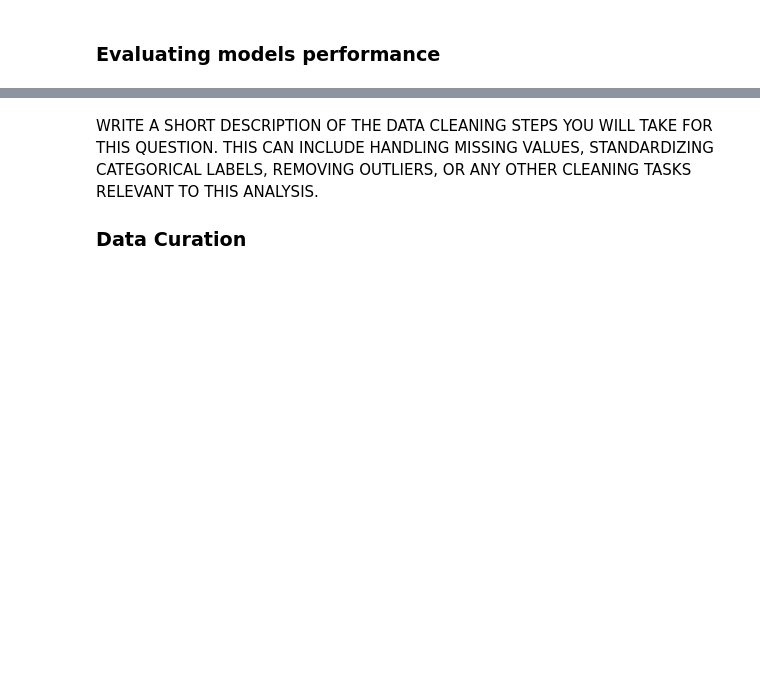
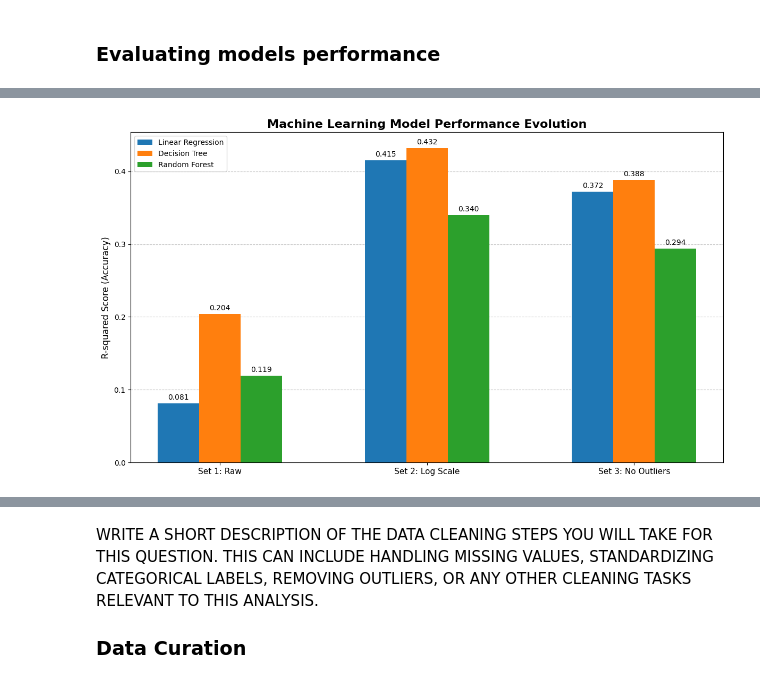
Before and after one commit to CU-S26-MSDSSB-DSCI-01-DataScienceLab/DataScienceLab_Movies_1, a Jupyter notebook: WORK STATION FOR MACHINE LEARNING.ipynb, the cells around one changed output, grey strips where cells are left out. Saved outputs shown, nothing was run; the diff lists cells and outputs as text; code cells hidden in the pictures; blank space fills up the shorter version.

```diff
--- a/WORK STATION FOR MACHINE LEARNING.ipynb
+++ b/WORK STATION FOR MACHINE LEARNING.ipynb
@@ -918,0 +897,49 @@ WRITE A SHORT DESCRIPTION OF HOW YOU WILL EVALUATE THE PERFORMANCE OF YOUR MACHI
+# %%
+import matplotlib.pyplot as plt
+import numpy as np
+
+# 1. Prepare the data from our results table
+labels = ['Set 1: Raw', 'Set 2: Log Scale', 'Set 3: No Outliers']
+lr_scores = [0.081, 0.415, 0.372]
+dt_scores = [0.204, 0.432, 0.388]
+rf_scores = [0.119, 0.340, 0.294]
+
+x = np.arange(len(labels))  # The label locations
+width = 0.2  # The width of the bars
+
+fig, ax = plt.subplots(figsize=(12, 7))
+
+# 2. Create the grouped bars
+rects1 = ax.bar(x - width, lr_scores, width, label='Linear Regression', color='#1f77b4')
+rects2 = ax.bar(x, dt_scores, width, label='Decision Tree', color='#ff7f0e')
+rects3 = ax.bar(x + width, rf_scores, width, label='Random Forest', color='#2ca02c')
+
+# 3. Add text for labels, title and custom x-axis tick labels
+ax.set_ylabel('R-squared Score (Accuracy)', fontsize=12)
+ax.set_title('Machine Learning Model Performance Evolution', fontsize=16, fontweight='bold')
+ax.set_xticks(x)
+ax.set_xticklabels(labels, fontsize=11)
+ax.legend()
+
+# 4. Add a grid for easier reading
+ax.yaxis.grid(True, linestyle='--', alpha=0.7)
+ax.set_axisbelow(True) # Put grid behind bars
+
+# 5. Function to add labels on top of bars
+def autolabel(rects):
+    for rect in rects:
+        height = rect.get_height()
+        ax.annotate(f'{height:.3f}',
+                    xy=(rect.get_x() + rect.get_width() / 2, height),
+                    xytext=(0, 3),  # 3 points vertical offset
+                    textcoords="offset points",
+                    ha='center', va='bottom')
+
+autolabel(rects1)
+autolabel(rects2)
+autolabel(rects3)
+
+fig.tight_layout()
+plt.show()
+# %% [output]
+[figure, added]
```
Also changed, not shown: parts of 110 cells of this notebook, 10 other files.
